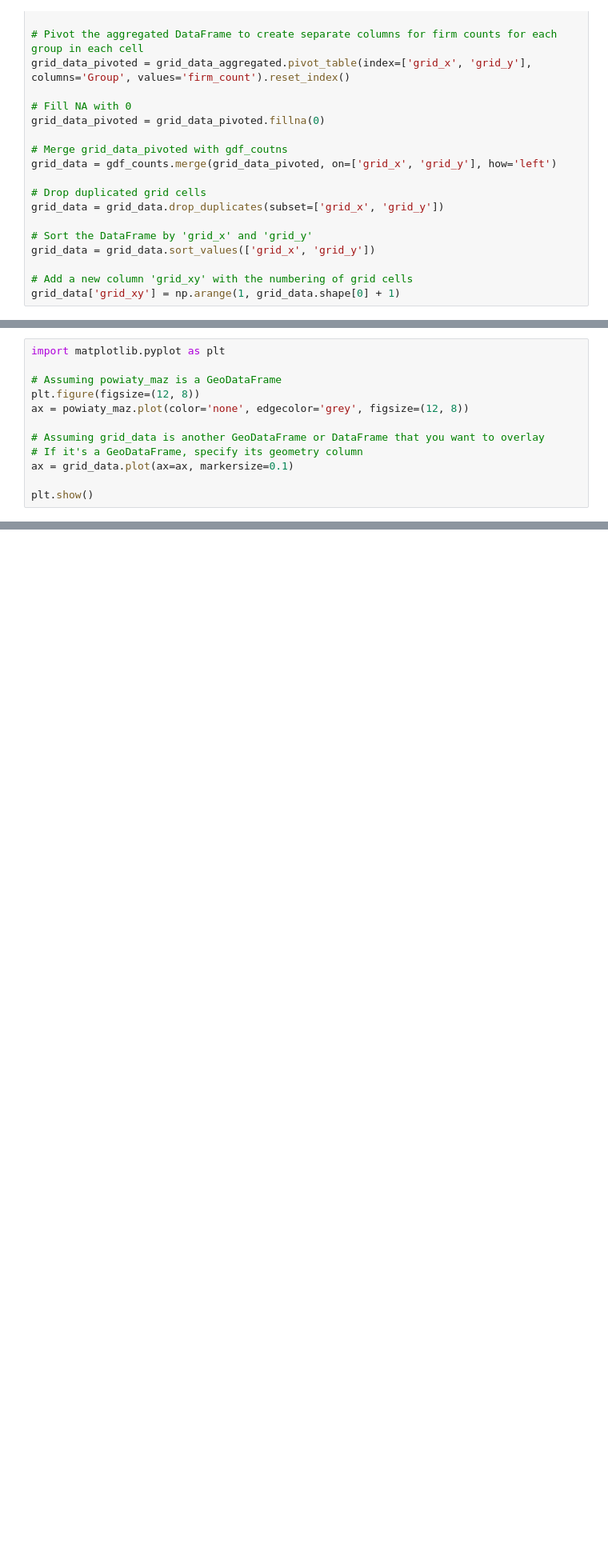
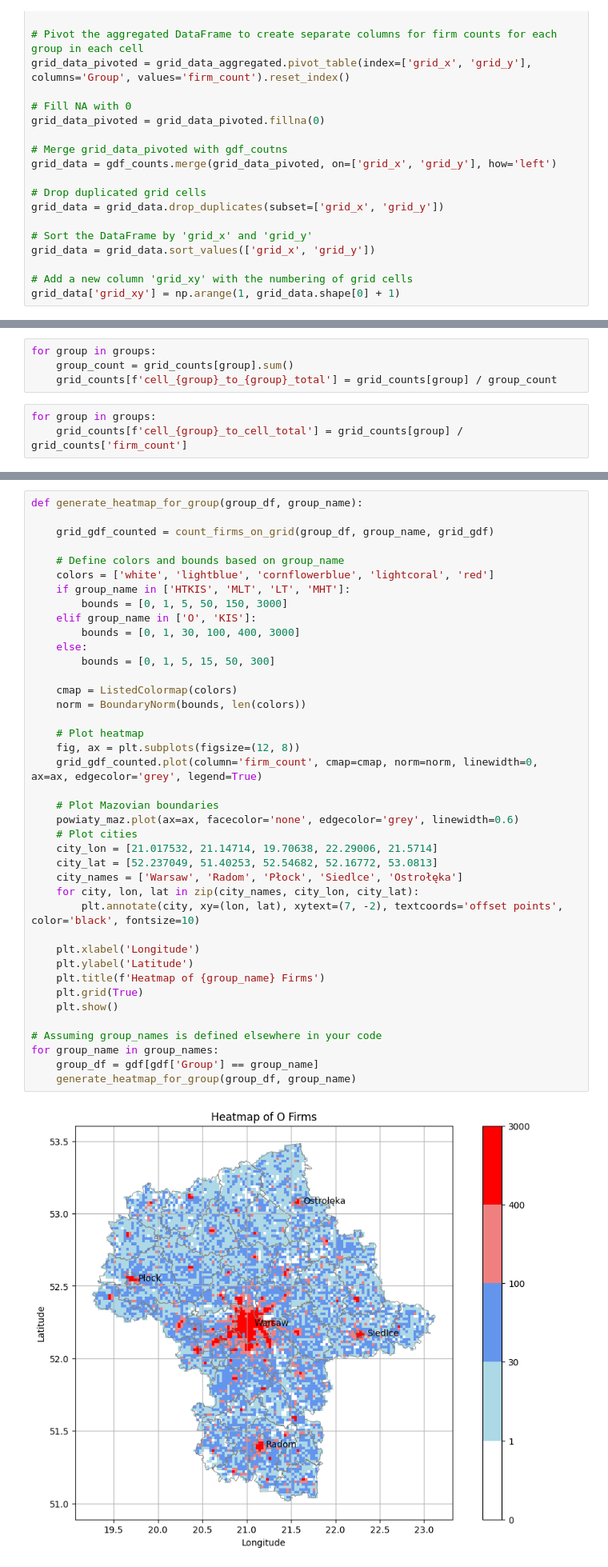
Before and after one commit to fszymanski13/master_thesis, a Jupyter notebook: notebooks/modelling.ipynb, the cells around one changed output, grey strips where cells are left out. Shown at 80% size. Cells and saved outputs as stored; diff of their text form; blank space fills up the shorter version.

Commit message:
improved grid approach wth polygons

```diff
--- a/notebooks/modelling.ipynb
+++ b/notebooks/modelling.ipynb
@@ -767,12 +826,0 @@ grid_data['grid_xy'] = np.arange(1, grid_data.shape[0] + 1)
-# %%
-import matplotlib.pyplot as plt
-
-# Assuming powiaty_maz is a GeoDataFrame
-plt.figure(figsize=(12, 8))
-ax = powiaty_maz.plot(color='none', edgecolor='grey', figsize=(12, 8))
-
-# Assuming grid_data is another GeoDataFrame or DataFrame that you want to overlay
-# If it's a GeoDataFrame, specify its geometry column
-ax = grid_data.plot(ax=ax, markersize=0.1)
-
-plt.show()
@@ -820,0 +827,7 @@ gdf_ht.head()
+# %%
+for group in groups:
+    group_count = grid_counts[group].sum()
+    grid_counts[f'cell_{group}_to_{group}_total'] = grid_counts[group] / group_count
+# %%
+for group in groups:
+    grid_counts[f'cell_{group}_to_cell_total'] = grid_counts[group] / grid_counts['firm_count']
@@ -820,0 +948,42 @@ gdf_ht.head()
+# %%
+def generate_heatmap_for_group(group_df, group_name):
+
+    grid_gdf_counted = count_firms_on_grid(group_df, group_name, grid_gdf)
+
+    # Define colors and bounds based on group_name
+    colors = ['white', 'lightblue', 'cornflowerblue', 'lightcoral', 'red']
+    if group_name in ['HTKIS', 'MLT', 'LT', 'MHT']:
+        bounds = [0, 1, 5, 50, 150, 3000]
+    elif group_name in ['O', 'KIS']:
+        bounds = [0, 1, 30, 100, 400, 3000]
+    else:
+        bounds = [0, 1, 5, 15, 50, 300]
+
+    cmap = ListedColormap(colors)
+    norm = BoundaryNorm(bounds, len(colors))
+
+    # Plot heatmap
+    fig, ax = plt.subplots(figsize=(12, 8))
+    grid_gdf_counted.plot(column='firm_count', cmap=cmap, norm=norm, linewidth=0, ax=ax, edgecolor='grey', legend=True)
+
+    # Plot Mazovian boundaries
+    powiaty_maz.plot(ax=ax, facecolor='none', edgecolor='grey', linewidth=0.6)
+    # Plot cities
+    city_lon = [21.017532, 21.14714, 19.70638, 22.29006, 21.5714]
+    city_lat = [52.237049, 51.40253, 52.54682, 52.16772, 53.0813]
+    city_names = ['Warsaw', 'Radom', 'Płock', 'Siedlce', 'Ostrołęka']
+    for city, lon, lat in zip(city_names, city_lon, city_lat):
+        plt.annotate(city, xy=(lon, lat), xytext=(7, -2), textcoords='offset points', color='black', fontsize=10)
+
+    plt.xlabel('Longitude')
+    plt.ylabel('Latitude')
+    plt.title(f'Heatmap of {group_name} Firms')
+    plt.grid(True)
+    plt.show()
+
+# Assuming group_names is defined elsewhere in your code
+for group_name in group_names:
+    group_df = gdf[gdf['Group'] == group_name]
+    generate_heatmap_for_group(group_df, group_name)
+# %% [output]
+[figure, added]
```
Also changed, not shown: parts of 44 cells of this notebook.
